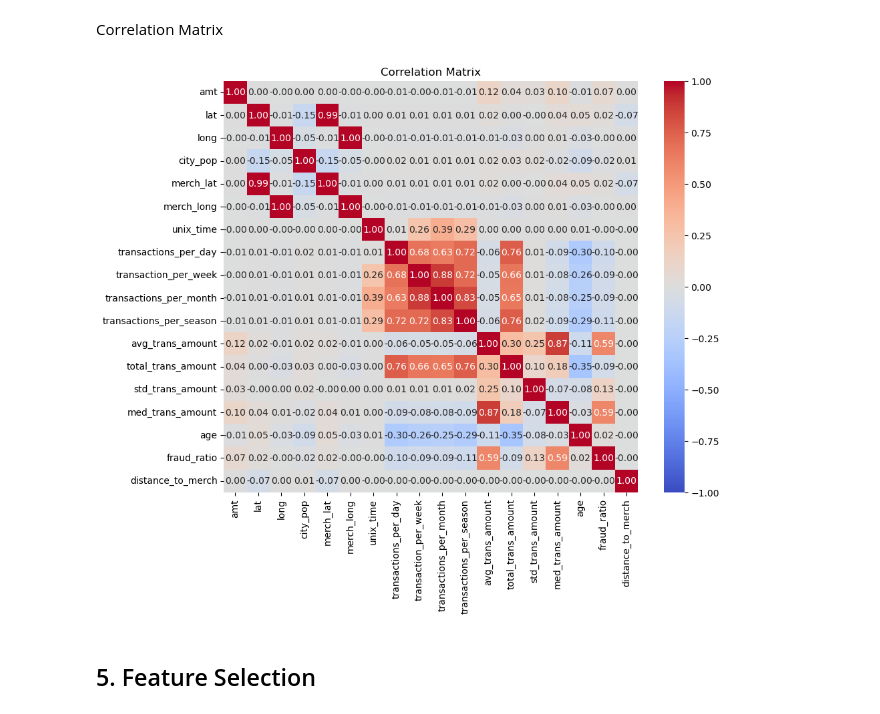
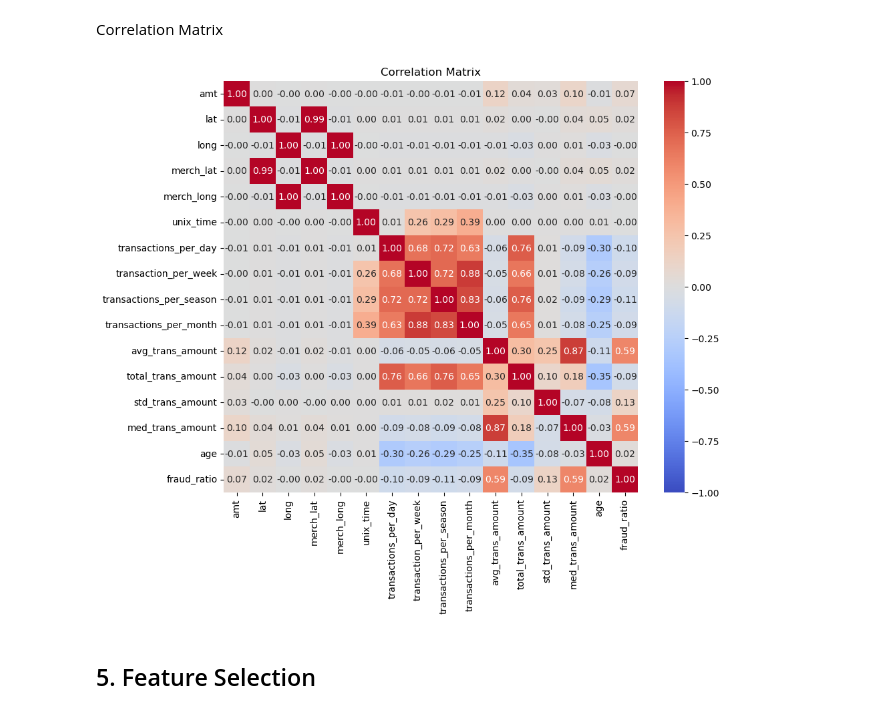
Before and after one commit to SSIN0045/TechnologyInnovationProject, a Jupyter notebook: Modelling1Test.ipynb, the cells around one changed output. Cells and saved outputs as stored; diff of their text form; code cells hidden in the pictures.

```diff
--- a/Modelling1Test.ipynb
+++ b/Modelling1Test.ipynb
@@ -362,18 +348,25 @@ df = pd.merge(df, fraud_ratio_per_user[['cc_num', 'fraud_ratio']], on='cc_num',
 # %% [markdown]
 Correlation Matrix
 # %%
+# Assuming df is your original DataFrame
+# Convert 'amt' to numeric if necessary
+df['amt'] = pd.to_numeric(df['amt'], errors='coerce')
+
+# Create new feature based on transaction amounts
+df['amount_log'] = np.log(df['amt'] + 1)
+
 # Select numerical columns
-numerical_columns_df = df[['amt', 'lat', 'long', 'merch_lat', 'merch_long', 'unix_time', 'transactions_per_day', 'transaction_per_week', 'transactions_per_month', 'transactions_per_season', 'avg_trans_amount', 'total_trans_amount', 'std_trans_amount', 'med_trans_amount', 'age', 'fraud_ratio']]
+numerical_columns_df = df[['amt', 'lat', 'long', 'merch_lat', 'merch_long', 'unix_time', 'transactions_per_day', 'transaction_per_week', 'transactions_per_season', 'transactions_per_month', 'avg_trans_amount', 'total_trans_amount', 'std_trans_amount', 'med_trans_amount', 'age', 'fraud_ratio']]
 # Compute the correlation matrix
 correlation_matrix = numerical_columns_df.corr()
 
 # Create a heatmap to visualize the correlation matrix
 plt.figure(figsize=(10, 8))
 sns.heatmap(correlation_matrix, annot=True, cmap='coolwarm', fmt='.2f', vmin=-1, vmax=1)
 plt.title('Correlation Matrix')
 plt.show()
 # %% [output]
-[figure, old version]
+[figure, new version]
 # %% [markdown]
 ## 5. Feature Selection
 # %% [markdown]
```
Also changed, not shown: parts of 13 cells of this notebook, 4 other files.
